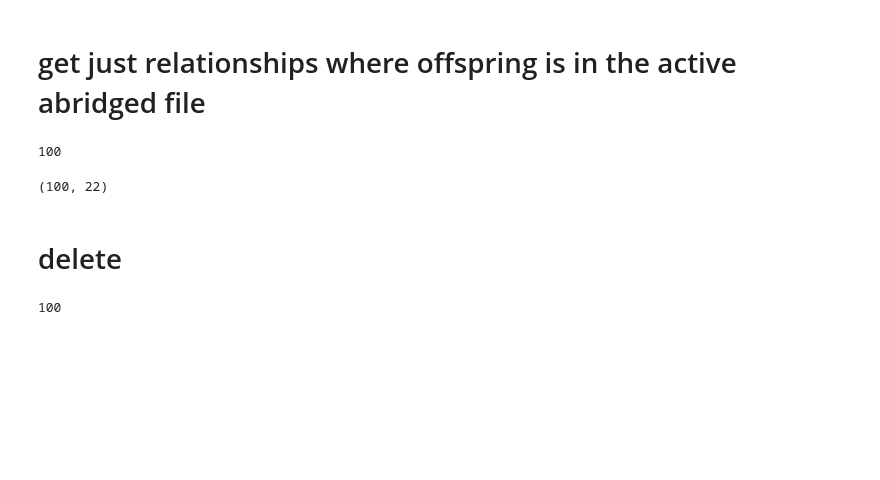
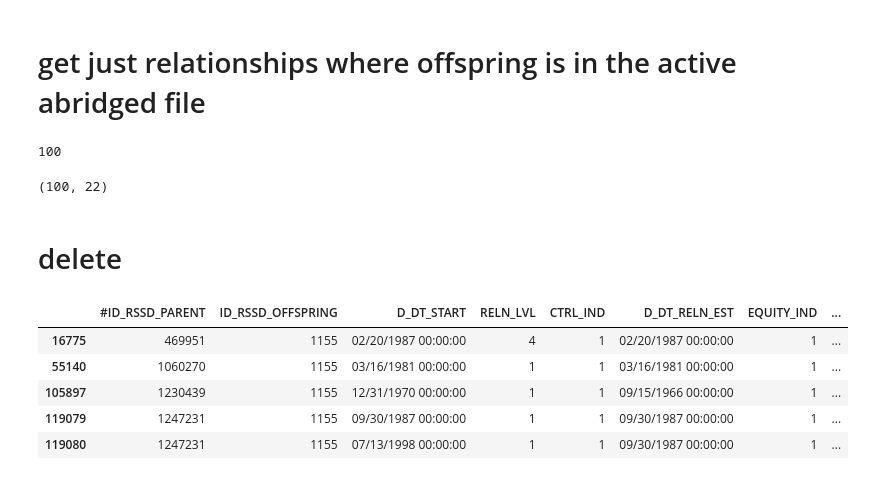
Before and after one commit to bank-green/bankgreen-django, a Jupyter notebook: datasource/local/usnic/playground.ipynb, the cells around one changed output. Saved outputs shown, nothing was run; the diff lists cells and outputs as text; code cells hidden in the pictures; blank space fills up the shorter version.

```diff
--- a/datasource/local/usnic/playground.ipynb
+++ b/datasource/local/usnic/playground.ipynb
@@ -87,7 +85,12 @@ rssds = abridged["#ID_RSSD"].unique()
 # pd.options.display.max_columns = 100
 rels_abridged = rels[rels["ID_RSSD_OFFSPRING"].isin(rssds)]
 rels_abridged.to_csv('/Users/albert/code/bankgreen-django/datasource/local/usnic/CSV_RELATIONSHIPS_ABRIDGED.CSV')
-# %%
-len(rssds)
-# %% [output]
-100
+# %%
+rels[rels["ID_RSSD_OFFSPRING"] == 1155]
+# %% [output]
+|  | #ID_RSSD_PARENT | ID_RSSD_OFFSPRING | D_DT_START | RELN_LVL | CTRL_IND | D_DT_RELN_EST | EQUITY_IND | ... |
+| 16775 | 469951 | 1155 | 02/20/1987 00:00:00 | 4 | 1 | 02/20/1987 00:00:00 | 1 | ... |
+| 55140 | 1060270 | 1155 | 03/16/1981 00:00:00 | 1 | 1 | 03/16/1981 00:00:00 | 1 | ... |
+| 105897 | 1230439 | 1155 | 12/31/1970 00:00:00 | 1 | 1 | 09/15/1966 00:00:00 | 1 | ... |
+| 119079 | 1247231 | 1155 | 09/30/1987 00:00:00 | 1 | 1 | 09/30/1987 00:00:00 | 1 | ... |
+| 119080 | 1247231 | 1155 | 07/13/1998 00:00:00 | 1 | 1 | 09/30/1987 00:00:00 | 1 | ... |
```
Also changed, not shown: parts of 3 cells of this notebook, 2 other files.
